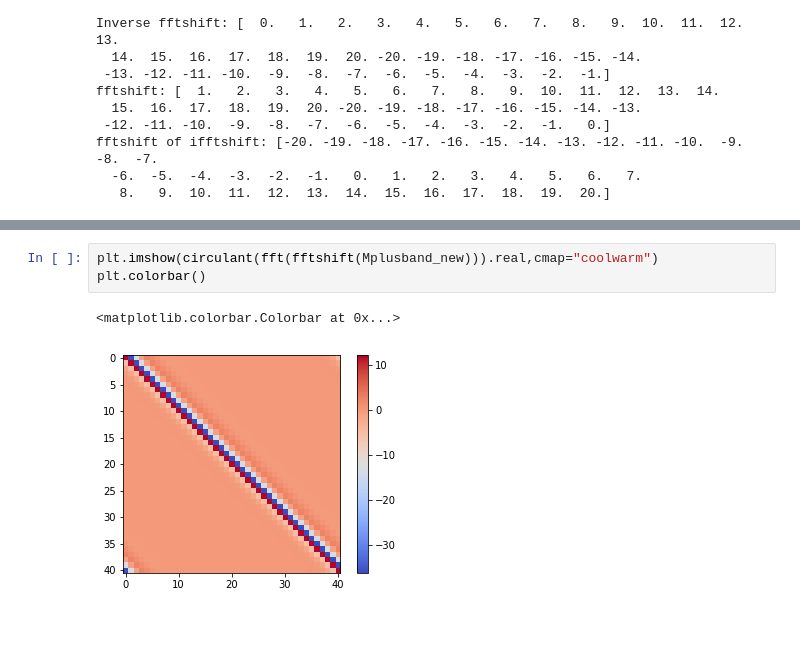
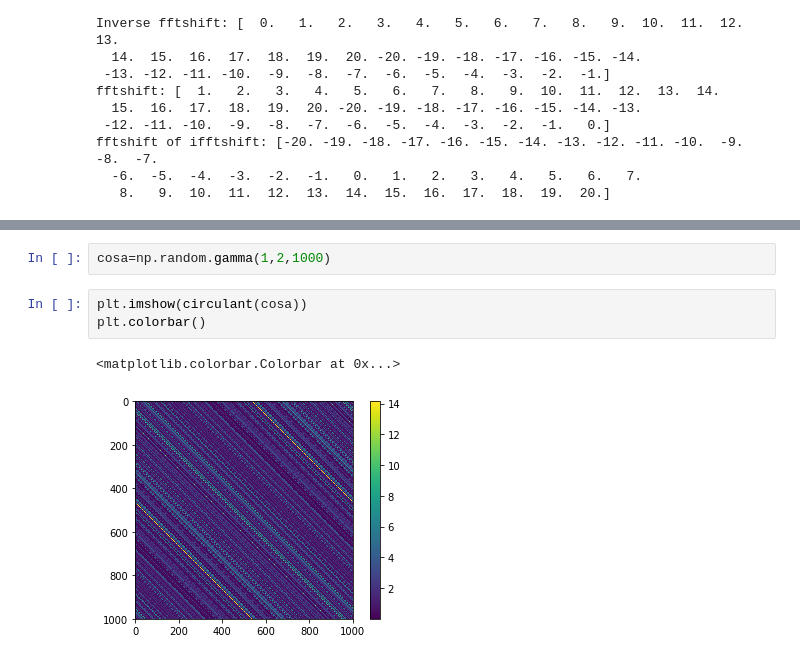
Before and after one commit to jamontanac/Tesis_Master, a Jupyter notebook: XY_model/Fourier_diagonalization/Intento_02_09_19.ipynb, the cells around one changed output, grey strips where cells are left out. Saved outputs shown, nothing was run; the diff lists cells and outputs as text; blank space fills up the shorter version.

```diff
--- a/XY_model/Fourier_diagonalization/Intento_02_09_19.ipynb
+++ b/XY_model/Fourier_diagonalization/Intento_02_09_19.ipynb
@@ -293,6 +309,8 @@ plt.plot(fft(fftshift(Mplusband_new)))
+# %%
+cosa=np.random.gamma(1,2,1000)
 # %%
-plt.imshow(circulant(fft(fftshift(Mplusband_new))).real,cmap="coolwarm")
+plt.imshow(circulant(cosa))
 plt.colorbar()
 # %% [output]
 <matplotlib.colorbar.Colorbar at 0x...>
-[figure, old version]
+[figure, new version]
```
Also changed, not shown: parts of 16 cells of this notebook, 1 other file.
